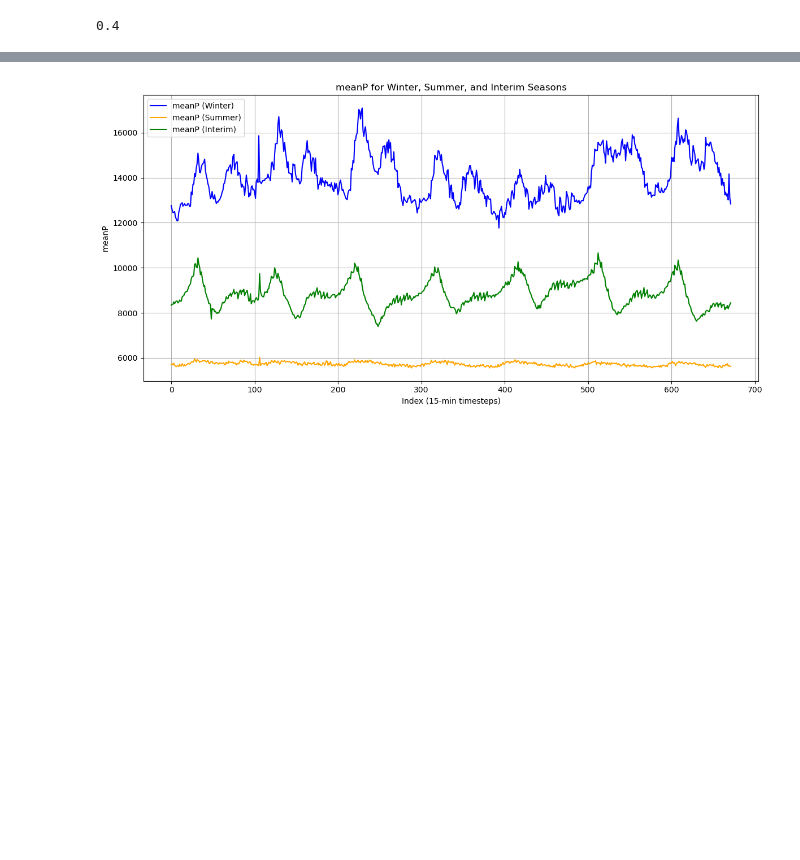
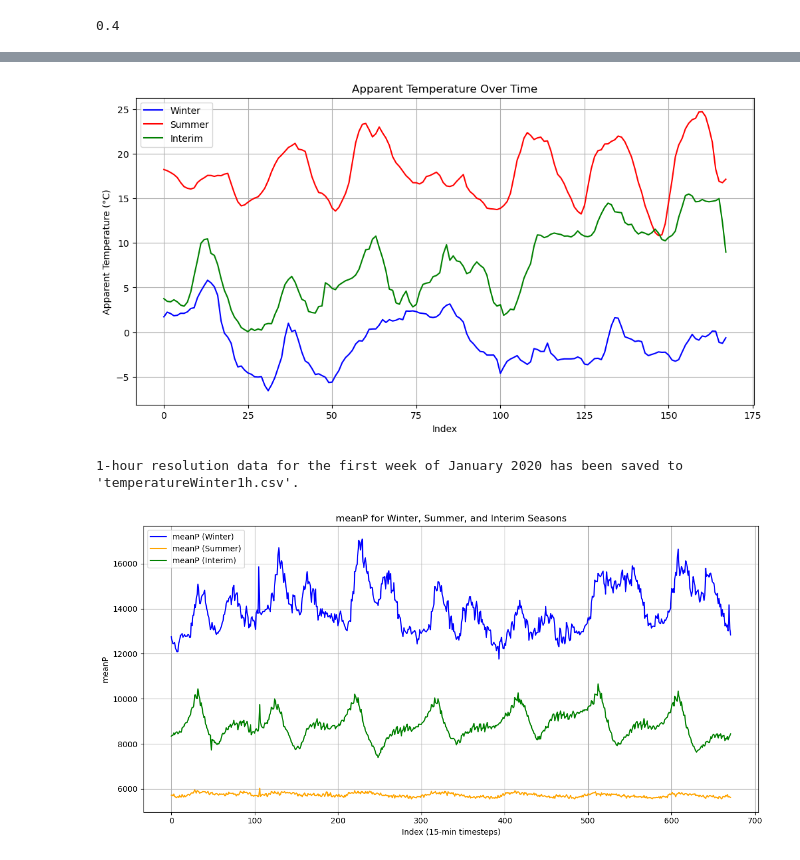
Before and after one commit to marwan2626/PowerTech25, a Jupyter notebook: debug.ipynb, the cells around one changed output, grey strips where cells are left out. Saved outputs shown, nothing was run; the diff lists cells and outputs as text; code cells hidden in the pictures; blank space fills up the shorter version.

```diff
--- a/debug.ipynb
+++ b/debug.ipynb
@@ -503,3 +594,42 @@ with h5py.File(file_path, "r") as hdf:
+# %%
+import pandas as pd
+import matplotlib.pyplot as plt
+
+# File names
+files = {
+    "Winter": "temperatureWinter1h.csv",
+    "Summer": "temperatureSummer1h.csv",
+    "Interim": "temperatureInterim1h.csv"
+}
+
+# Colors for each dataset
+colors = {"Winter": "blue", "Summer": "red", "Interim": "green"}
+
+# Dictionary to store DataFrames
+dataframes = {}
+
+# Load the data
+for season, file in files.items():
+    df = pd.read_csv(file, parse_dates=["index"])  # Read without setting index
+    dataframes[season] = df
+
+# Plot the data
+plt.figure(figsize=(12, 6))
+
+for season, df in dataframes.items():
+    plt.plot(df.index, df["APPARENT_TEMPERATURE:TOTAL"], label=season, color=colors[season])
+
+# Formatting the plot
+plt.xlabel("Index")
+plt.ylabel("Apparent Temperature (°C)")
+plt.title("Apparent Temperature Over Time")
+plt.legend()
+plt.grid()
+
+# Show the plot
+plt.show()
+# %% [output]
+[figure, added]
 # %%
 import h5py
 import pandas as pd
@@ -517,17 +647,19 @@ with h5py.File(file_path, "r") as hdf:
     data['index'] = pd.to_datetime(data['index'], unit='ns')
 
     # Filter for the first week of January 2020
-    start_date = "2020-01-01"
-    end_date = "2020-01-08"
+    start_date = "2020-01-06"
+    end_date = "2020-01-13"
     filtered_data = data[(data['index'] >= start_date) & (data['index'] < end_date)]
 
     # Set the 'index' column as the DataFrame index
     filtered_data.set_index('index', inplace=True)
 
-    # Resample to 15-minute intervals and calculate the mean
-    resampled_data = filtered_data.resample('15T').mean()
+    # Resample to 1-hour intervals and calculate the mean
+    resampled_data = filtered_data.resample('1H').mean()
 
     # Export to CSV
-    output_file = "temperatureWinter15m.csv"
+    output_file = "temperatureWinter1h.csv"
     resampled_data.to_csv(output_file)
-    print(f"15-minute resolution data for the first week of January 2020 has been saved to '{output_file}'.")
+    print(f"1-hour resolution data for the first week of January 2020 has been saved to '{output_file}'.")
+# %% [output]
+1-hour resolution data for the first week of January 2020 has been saved to 'temperatureWinter1h.csv'.
```
Also changed, not shown: parts of 5 cells of this notebook, 13 other files.
